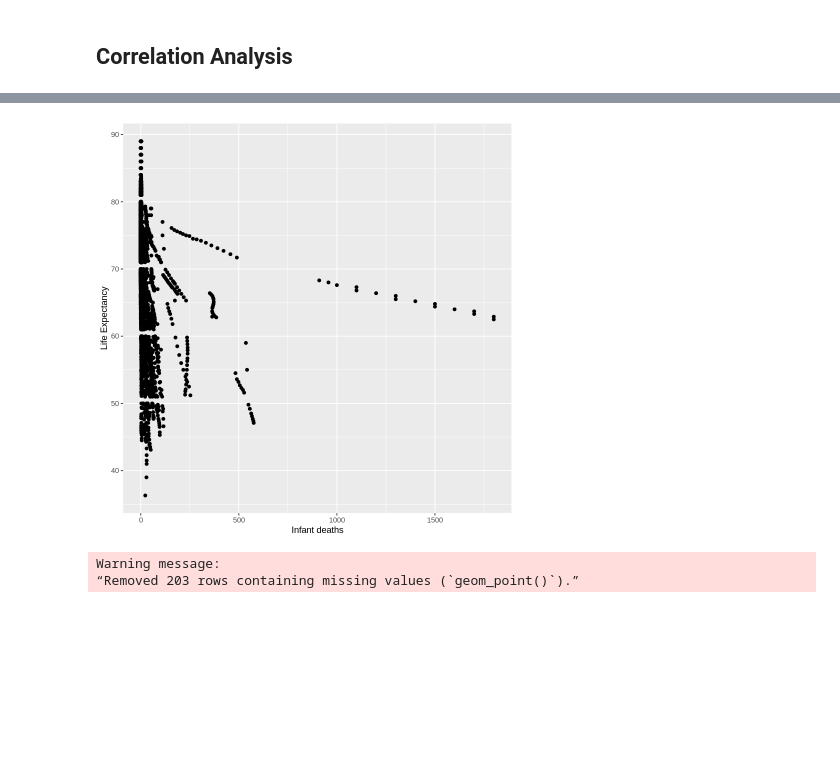
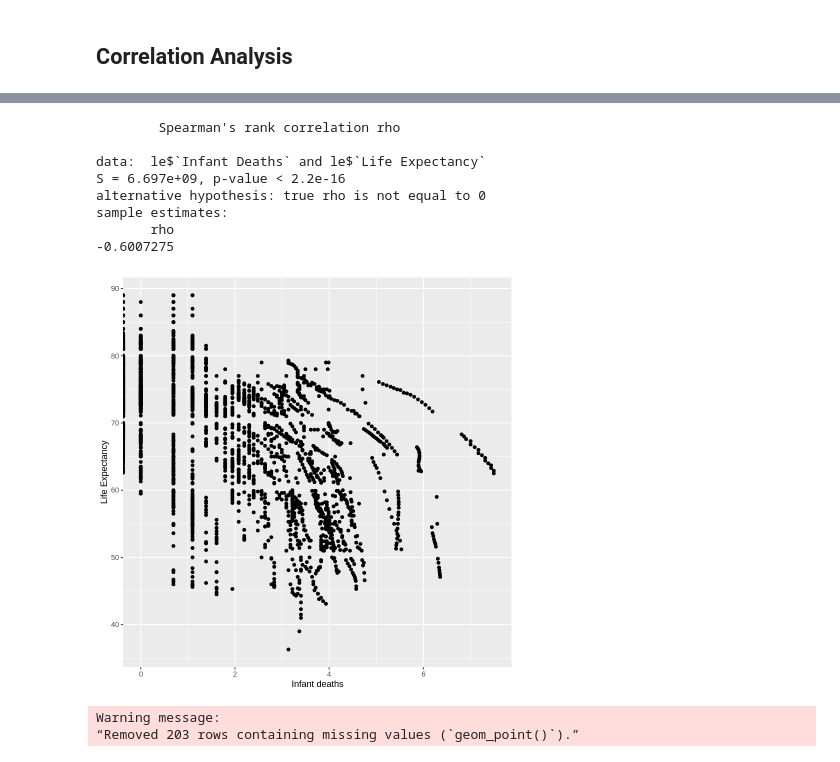
Before and after one commit to GeorgeM2000/Life-Expectancy-Analysis, a Jupyter notebook: Life_Expectancy_Analysis.ipynb, the cells around one changed output, grey strips where cells are left out. Cells and saved outputs as stored; diff of their text form; code cells hidden in the pictures; blank space fills up the shorter version.

```diff
--- a/Life_Expectancy_Analysis.ipynb
+++ b/Life_Expectancy_Analysis.ipynb
@@ -466,6 +619,7 @@ Warning message:
 [figure]
 # %%
-ggplot(le, aes(x=`Infant Deaths`, y=`Life Expectancy`)) + geom_point() + labs(x="Infant deaths", y="Life Expectancy")
+ggplot(le, aes(x=log(`Infant Deaths`), y=`Life Expectancy`)) + geom_point() + labs(x="Infant deaths", y="Life Expectancy")
+cor.test(y=le$`Life Expectancy`, x=le$`Infant Deaths`, method = "spearman")
 # %% [output]
 Warning message:
 “Removed 10 rows containing missing values (`geom_point()`).”
@@ -472,4 +628,12 @@ Warning message:
+        Spearman's rank correlation rho
+
+data:  le$`Infant Deaths` and le$`Life Expectancy`
+S = 6.697e+09, p-value < 2.2e-16
+alternative hypothesis: true rho is not equal to 0
+sample estimates:
+       rho
+-0.6007275
-[figure, old version]
+[figure, new version]
 # %%
 ggplot(le, aes(x=`Alcohol`, y=`Life Expectancy`)) + geom_point() + labs(x="Alcohol", y="Life Expectancy")
 # %% [output]
```
Also changed, not shown: parts of 39 cells of this notebook.
